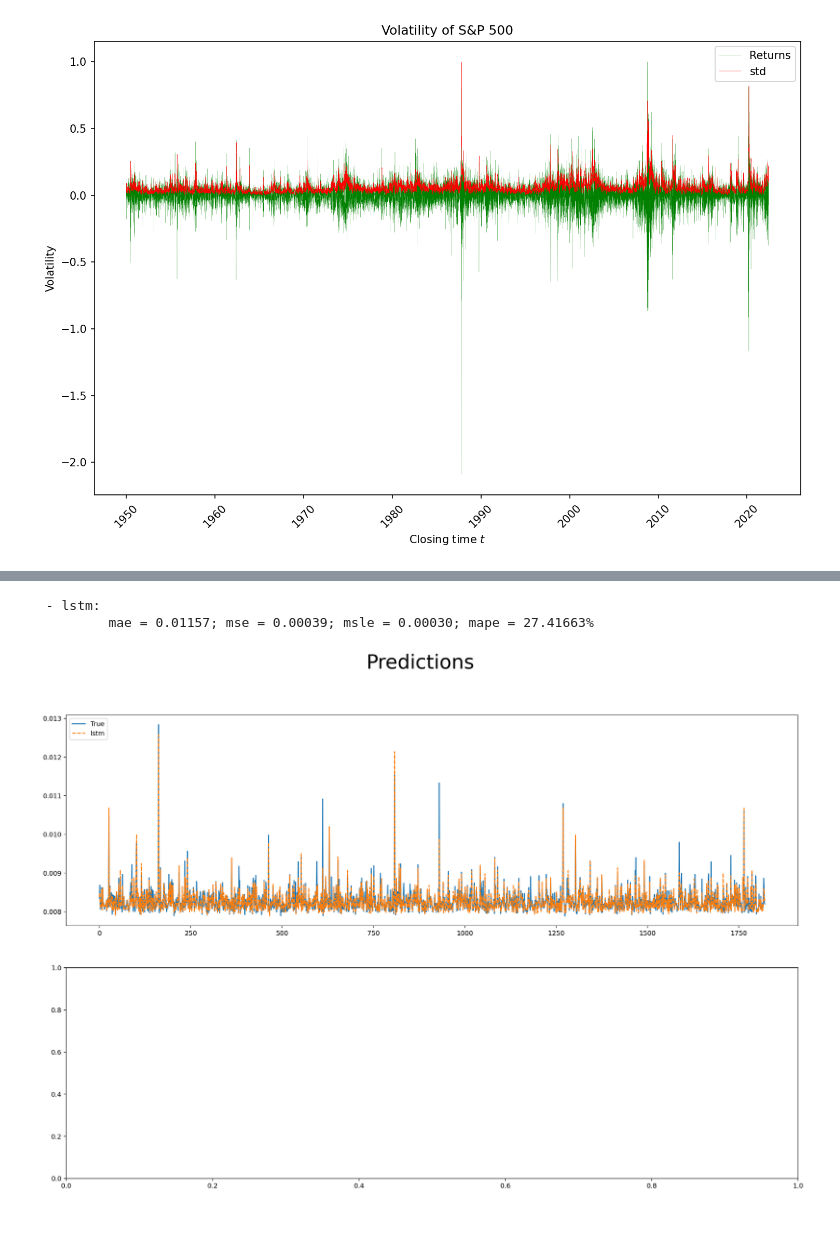
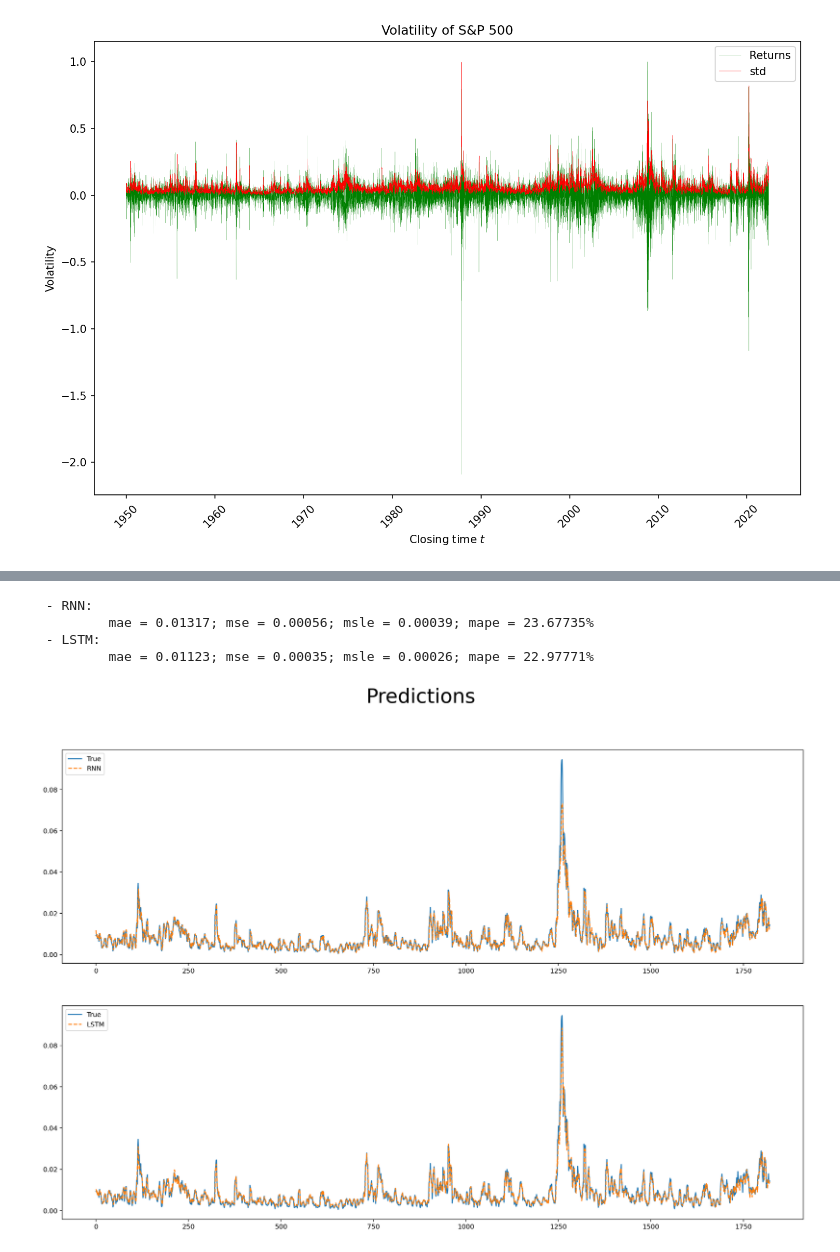
Before and after one commit to gittmp/sustainable-risk-modelling, a Jupyter notebook: Program/risk-forecasting.ipynb, the cells around one changed output, grey strips where cells are left out. Cells and saved outputs as stored; diff of their text form; code cells hidden in the pictures; blank space fills up the shorter version.

Commit message:
plotted metrics, evaluated basic RNN too

```diff
--- a/Program/risk-forecasting.ipynb
+++ b/Program/risk-forecasting.ipynb
@@ -132,7 +132,13 @@ X_data = np.array(X_data)
 y_data = np.array(y_data)
 
 # split into training and testing data
-X_train, X_test, y_train, y_test = train_test_split(X_data, y_data, test_size=(1 - TRAIN_TEST_SPLIT), shuffle=True)
+split = math.floor(X_data.shape[0] * TRAIN_TEST_SPLIT)
+X_training = X_data[:split]
+y_training = y_data[:split]
+X_test = X_data[split:]
+y_test = y_data[split:]
+
+X_train, X_val, y_train, y_val = train_test_split(X_training, y_training, test_size=(1 - TRAIN_VAL_SPLIT), shuffle=True)
 
 print(f"{TRAIN_TEST_SPLIT * 100:.0f}% training data, {(1 - TRAIN_TEST_SPLIT) * 100:.0f}% testing data")
 print(X_train.shape, y_train.shape, '\n', X_test.shape, y_test.shape)
@@ -171,14 +177,15 @@ bidir_model = Sequential([
 ])
 
 # models = {
-#     'rnn': rnn_model,
-#     'gru': gru_model,
-#     'lstm': lstm_model,
-#     'bidir': bidir_model
+#     'RNN': rnn_model,
+#     'GRU': gru_model,
+#     'LSTM': lstm_model,
+#     'BIDIR': bidir_model
 # }
 
 models = {
-    'lstm': lstm_model
+    'RNN': rnn_model,
+    'LSTM': lstm_model
 }
 
 for model in models.values():
@@ -187,6 +194,6 @@ for model in models.values():
 histories = {}
 for m in range(len(models)):
     model = list(models.values())[m]
-    history = model.fit(X_train, y_train, epochs=EPOCHS, batch_size=BATCH_SIZE)
+    history = model.fit(X_train, y_train, epochs=EPOCHS, batch_size=BATCH_SIZE, validation_data=(X_val, y_val))
     histories.update({list(models.keys())[m]: history.history})
 # %% [output]
@@ -215,7 +219,7 @@ predictions = {}
 metrics = {}
 for m in range(len(models.values())):
     model = list(models.values())[m]
-    prediction = lstm_model.predict(X_test)
+    prediction = model.predict(X_test)
 
     mae = np.abs(np.subtract(y_test, prediction)).mean()
     mse = np.square(np.subtract(y_test, prediction)).mean()
@@ -235,42 +239,41 @@ for m in range(len(models.values())):
     })
 
     predictions.update({
-        list(models.keys())[m]: {
-            'scaled': prediction,
-            'unscaled': prediction * volatility.std() + volatility.mean()
-        }
+        list(models.keys())[m]: prediction * volatility.max() + volatility.min()
     })
 
     print(f" - {list(models.keys())[m]}: \n\t mae = {mae:.5f}; mse = {mse:.5f}; msle = {msle:.5f}; mape = {mape:.5f}%")
 
 
 x = 2
-y = len(metrics) % x
+y = len(metrics) // x
 # %% [output]
- - lstm:
-         mae = 0.01157; mse = 0.00039; msle = 0.00030; mape = 27.41663%
+ - RNN:
+         mae = 0.01317; mse = 0.00056; msle = 0.00039; mape = 23.67735%
+ - LSTM:
+         mae = 0.01123; mse = 0.00035; msle = 0.00026; mape = 22.97771%
 # %%
-y_test_unscaled = y_test * volatility.std() + volatility.mean()
+y_test_unscaled = y_test * volatility.max() + volatility.min()
 
 fig, ax = plt.subplots(x, y, figsize=(10 * x, 13*y), dpi=180)
 fig.suptitle("Predictions", fontsize=30)
 
 ind = 0
 if y > 1 and x > 1:
     for _y in range(y):
         for _x in range(x):
             if (_y * x + _x) < len(metrics):
                 ax[_x, _y].plot(y_test_unscaled, label='True')
-                ax[_x, _y].plot(predictions[list(metrics.keys())[ind]]['unscaled'], linestyle='--', label=list(metrics.keys())[ind])
+                ax[_x, _y].plot(predictions[list(metrics.keys())[ind]], linestyle='--', label=list(metrics.keys())[ind])
                 ax[_x, _y].legend(loc=2)
                 ind += 1
 else:
     for _x in range(x):
         if _x < len(metrics):
             ax[_x].plot(y_test_unscaled, label='True')
-            ax[_x].plot(predictions[list(metrics.keys())[_x]]['unscaled'], linestyle='--', label=list(metrics.keys())[_x])
+            ax[_x].plot(predictions[list(metrics.keys())[_x]], linestyle='--', label=list(metrics.keys())[_x])
             ax[_x].legend(loc=2)
 
 plt.show()
 # %% [output]
-[figure, old version]
+[figure, new version]
```
Also changed, not shown: parts of 5 cells of this notebook.
